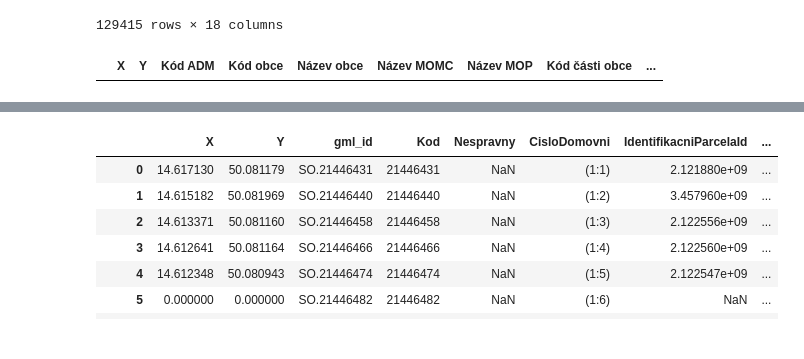
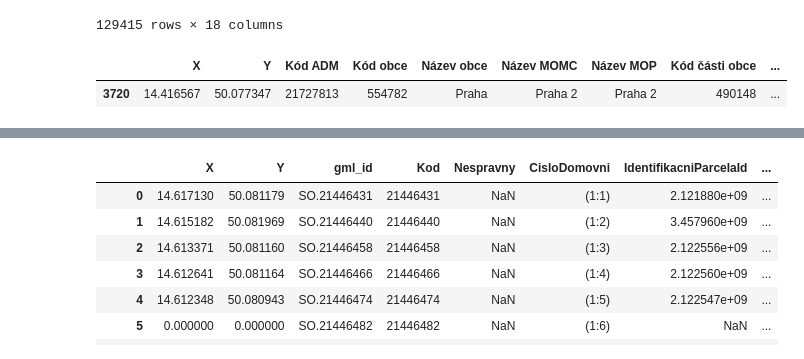
Before and after one commit to JendaPlhak/LocalData, a Jupyter notebook: notebooks/Untitled2.ipynb, the cells around one changed output, grey strips where cells are left out. Drawn from its saved outputs; the diff is of its cells as text; code cells hidden in the pictures.

```diff
--- a/notebooks/Untitled2.ipynb
+++ b/notebooks/Untitled2.ipynb
@@ -34,9 +34,10 @@ data
 129415 rows × 18 columns
 # %%
 #data.loc[lambda df: df["Název ulice"] == "Jiřská", :]
-data[((data["Název ulice"] == "Praha") & (data["Číslo orientační"] == 3))]
+data[((data["Název ulice"] == "Na Zderaze") & (data["Číslo domovní"] == 260))]
 # %% [output]
 |  | X | Y | Kód ADM | Kód obce | Název obce | Název MOMC | Název MOP | Kód části obce | ... |
+| 3720 | 14.416567 | 50.077347 | 21727813 | 554782 | Praha | Praha 2 | Praha 2 | 490148 | ... |
 # %%
 pd.read_csv("/Users/btx/Documents/Work/what-the-hack/adresni_mista_katastr_praha.csv", encoding="windows-1250", sep=",")
 # %% [output]
```
Also changed, not shown: 3 other files.
